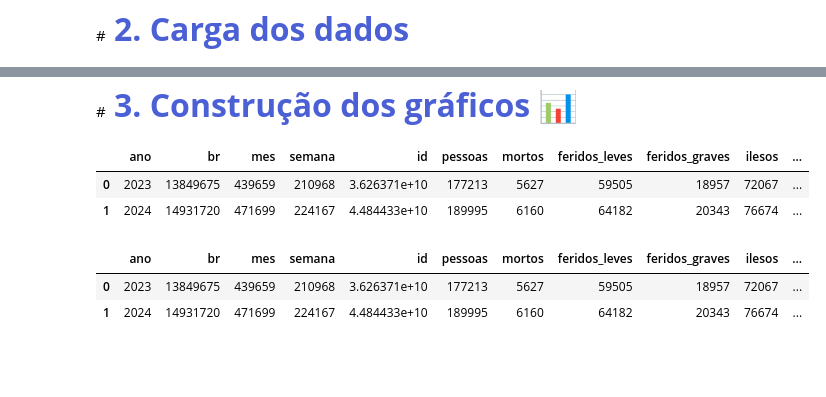
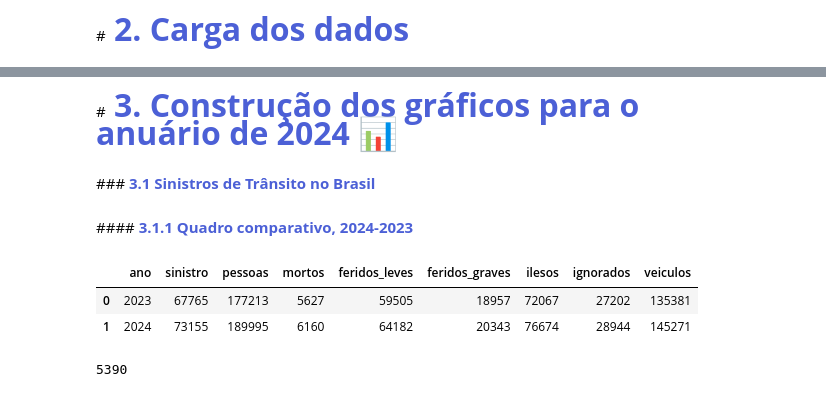
Before and after one commit to gabrielmprata/acidentes_transito, a Jupyter notebook: Acidentes_Rodoviarios_DataViz.ipynb, the cells around one changed output, grey strips where cells are left out. Saved outputs shown, nothing was run; the diff lists cells and outputs as text; code cells hidden in the pictures; blank space fills up the shorter version.

```diff
--- a/Acidentes_Rodoviarios_DataViz.ipynb
+++ b/Acidentes_Rodoviarios_DataViz.ipynb
@@ -92,14 +93,19 @@ memory usage: 25.1+ MB
 # %% [markdown]
-#**<font color=#4c60d6 size="6"> 3. Construção dos gráficos 📊**
+#**<font color=#4c60d6 size="6"> 3. Construção dos gráficos para o anuário de 2024 📊**
+# %% [markdown]
+###**<font color=#4c60d6> 3.1 Sinistros de Trânsito no Brasil**
+# %% [markdown]
+####**<font color=#4c60d6> 3.1.1 Quadro comparativo, 2024-2023**
 # %%
-df_hs_acidentes.groupby(["ano"]).sum(['sinistro','pessoas','mortos', 'feridos_leves', 'feridos_graves', 'ilesos', 'ignorados', 'veiculos']).reset_index()
+# agrupa por ano
+df_ind_anual = df_hs_acidentes.groupby('ano')[['sinistro','pessoas','mortos', 'feridos_leves', 'feridos_graves', 'ilesos', 'ignorados', 'veiculos']].apply(lambda x: x.sum()).reset_index()
 # %% [output]
-|  | ano | br | mes | semana | id | pessoas | mortos | feridos_leves | feridos_graves | ilesos | ... |
-| 0 | 2023 | 13849675 | 439659 | 210968 | 3.626371e+10 | 177213 | 5627 | 59505 | 18957 | 72067 | ... |
-| 1 | 2024 | 14931720 | 471699 | 224167 | 4.484433e+10 | 189995 | 6160 | 64182 | 20343 | 76674 | ... |
+|  | ano | sinistro | pessoas | mortos | feridos_leves | feridos_graves | ilesos | ignorados | veiculos |
+| 0 | 2023 | 67765 | 177213 | 5627 | 59505 | 18957 | 72067 | 27202 | 135381 |
+| 1 | 2024 | 73155 | 189995 | 6160 | 64182 | 20343 | 76674 | 28944 | 145271 |
-# %%
-hs_acidentes
-# %% [output]
-|  | ano | br | mes | semana | id | pessoas | mortos | feridos_leves | feridos_graves | ilesos | ... |
-| 0 | 2023 | 13849675 | 439659 | 210968 | 3.626371e+10 | 177213 | 5627 | 59505 | 18957 | 72067 | ... |
-| 1 | 2024 | 14931720 | 471699 | 224167 | 4.484433e+10 | 189995 | 6160 | 64182 | 20343 | 76674 | ... |
+# %%
+sinistro_atual = df.sinistro.values[1]
+sinistro_ant = df.sinistro.values[0]
+sinistro_delta = sinistro_atual - sinistro_ant
+# %% [output]
+5390
```
Also changed, not shown: parts of 5 cells of this notebook.
